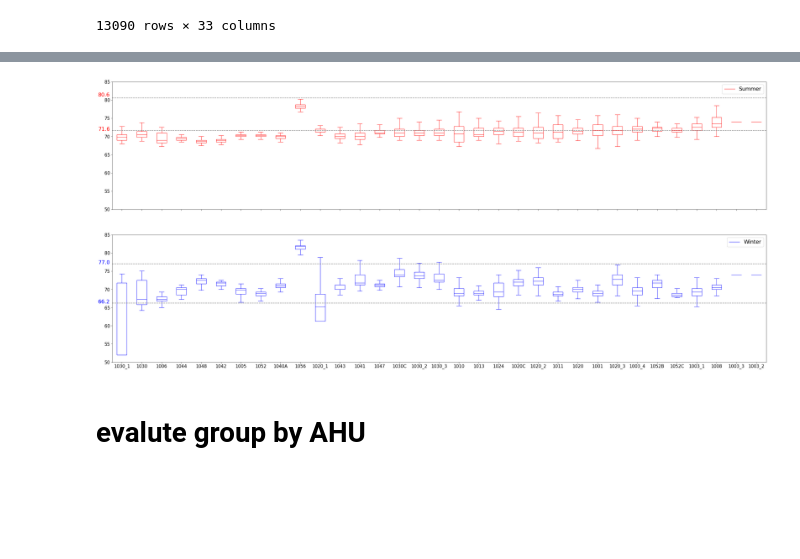
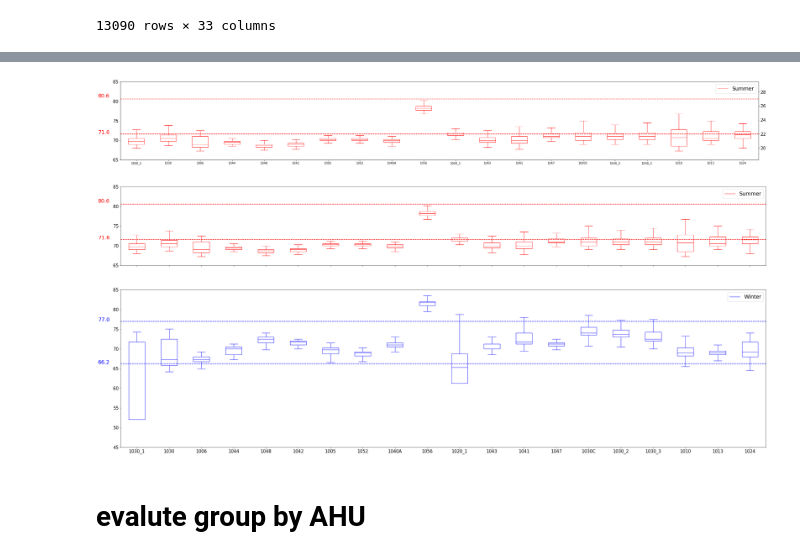
Before and after one commit to ruijis/mortardata_comfort_evaluation, a Jupyter notebook: demo.ipynb, the cells around one changed output, grey strips where cells are left out. Cells and saved outputs as stored; diff of their text form; code cells hidden in the pictures; blank space fills up the shorter version.

Commit message:
update the zone air temp distribution plot

```diff
--- a/demo.ipynb
+++ b/demo.ipynb
@@ -323,43 +330,75 @@ res_w
+# %%
+import numpy as np
+# drop all zeros in the dataframe
+res_s = res_s[res_s!= 0]
+# boxplot = res_box.boxplot(, grid=False, fontsize=16)
+import matplotlib.pyplot as plt
+fig, ax = plt.subplots(figsize=(40, 5))
+res_s.boxplot(column=floor1_order[0:20], figsize=(40, 5), color='red', showfliers=False)
+# add axis of C and F
+ax.set_yticks(np.arange(65, 90, 5))
+
+plt.yticks(fontsize=15)
+ax2 = ax.twinx()
+ax2.set_ylim((65-32)/1.8, (85-32)/1.8)
+plt.yticks(fontsize=15)
+# add the range lines on the plot
+ax.axhline(y=71.6,color='red',linestyle='--')
+ax.axhline(y=80.6,color='red',linestyle='--')
+ax.text(-0.2,71.6,'71.6', fontsize=18, color='red')
+ax.text(-0.2,81,'80.6', fontsize=18, color='red')
+# add the legned
+ax.legend(["Summer"], fontsize=18, loc='upper right')
+ax.grid(False)
+# not display x axis
+
+plt.show()
+# %% [output]
+[figure, added]
 # %%
+import numpy as np
 # drop all zeros in the dataframe
 res_s = res_s[res_s!= 0]
 # boxplot = res_box.boxplot(, grid=False, fontsize=16)
-import matplotlib.pyplot as plot
-res_s.boxplot(column=floor1_order, figsize=(40, 8), color='red', showfliers=False)
+import matplotlib.pyplot as plt
+res_s.boxplot(column=floor1_order[0:20], figsize=(40, 5), color='red', showfliers=False)
 # plt.title('Zone air temperature ranges on a specific floor during summer occupied time', fontsize=28)
 # plt.ylabel('Temperature (˚F)', fontsize=18)
+plt.yticks(np.arange(65, 86, 5))
+plt.yticks(fontsize=15)
+# not display x axis
 plt.tick_params(labelbottom=False)
-plt.yticks(fontsize=15)
-plt.legend(["Summer"], fontsize=18, loc='upper right')
-plt.axhline(y=71.6,color='gray',linestyle='--')
-plt.axhline(y=80.6,color='gray',linestyle='--')
+# add the range lines on the plot
+plt.axhline(y=71.6,color='red',linestyle='--')
+plt.axhline(y=80.6,color='red',linestyle='--')
 plt.text(-0.2,71.6,'71.6', fontsize=18, color='red')
 plt.text(-0.2,81,'80.6', fontsize=18, color='red')
-plt.ylim(50, 85)
+# add the legned
+plt.legend(["Summer"], fontsize=18, loc='upper right')
 plt.grid(False)
 plt.show()
 # %% [output]
-[figure, old version]
+[figure, new version]
 # %%
 # drop all zeros in the dataframe
 res_w = res_w[res_w!= 0]
 # boxplot = res_box.boxplot(, grid=False, fontsize=16)
-res_w.boxplot(column=floor1_order, figsize=(40, 8), color='blue', showfliers=False)
+res_w.boxplot(column=floor1_order[0:20], figsize=(40, 10), color='blue', showfliers=False)
 # plt.title('Zone air temperature ranges on a specific floor during winter occupied time', fontsize=28)
 # plt.xlabel('Room', fontsize=20)
 # plt.ylabel('Temperature (˚F)', fontsize=18)
 plt.xticks(fontsize=15)
 plt.yticks(fontsize=15)
 plt.legend(["Winter"], fontsize=18, loc='upper right')
-plt.axhline(y=66.2,color='gray',linestyle='--')
-plt.axhline(y=77.0,color='gray',linestyle='--')
+plt.axhline(y=66.2,color='blue',linestyle='--')
+plt.axhline(y=77.0,color='blue',linestyle='--')
 plt.text(-0.2,66.2,'66.2', fontsize=18, color='blue')
 plt.text(-0.2,77.0,'77.0', fontsize=18, color='blue')
-plt.ylim(50, 85)
+plt.ylim(45, 85)
 plt.grid(False)
 plt.show()
 # %% [output]
-[figure, old version]
+[figure, new version]
 # %% [markdown]
 # evalute group by AHU
 # %%
```
Also changed, not shown: parts of 9 cells of this notebook.
